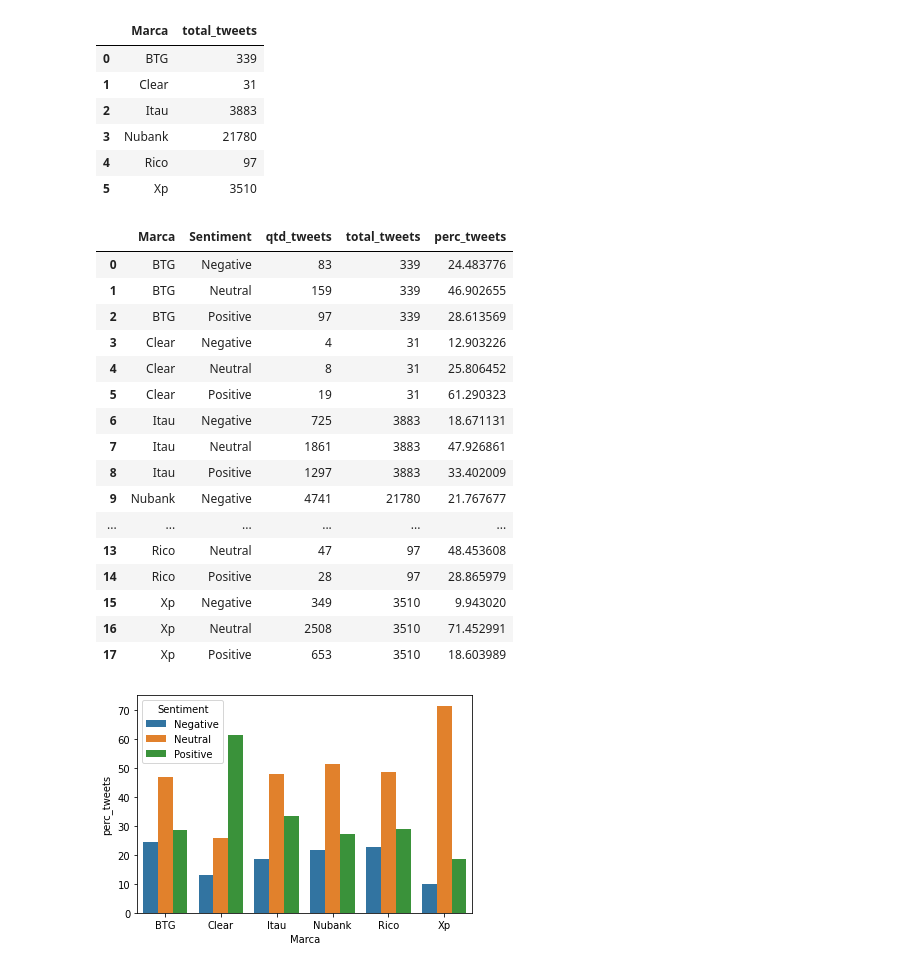
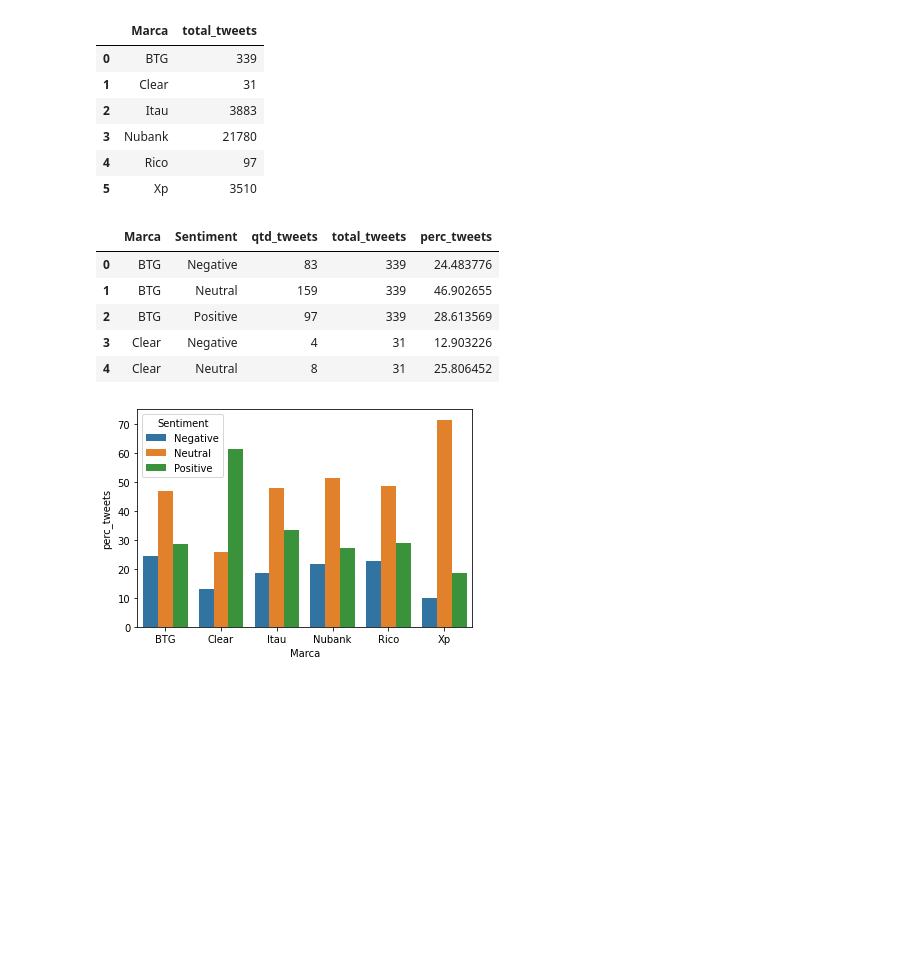
Before and after one commit to marinabpassos/analise_sentimentos_twitter, a Jupyter notebook: Análise de sentimentos com Twitter/Tratar_tweets.ipynb, the cells around one changed output. Cells and saved outputs as stored; diff of their text form; code cells hidden in the pictures; blank space fills up the shorter version.

```diff
--- a/Análise de sentimentos com Twitter/Tratar_tweets.ipynb
+++ b/Análise de sentimentos com Twitter/Tratar_tweets.ipynb
@@ -157,7 +146,7 @@ FileNotFoundError: [Errno 2] No such file or directory: '/content/drive/MyDrive/
 # %% [markdown]
 # Análise do dataframe
 # %%
-df_analise = df_final.groupby(['Marca','Sentiment']).agg(qtd_tweets=("Tweet Id","count"))
+df_analise = df_final_t.groupby(['Marca','Sentiment']).agg(qtd_tweets=("Tweet Id","count"))
 df_analise = df_analise.reset_index()
 df_analise
 # %% [output]
@@ -194,25 +183,14 @@ df_total_tweets
 df_analise = df_analise.merge(df_total_tweets, on = 'Marca', how = 'left')
 df_analise['perc_tweets'] = (df_analise['qtd_tweets']/df_analise['total_tweets'])*100
 # %%
-df_analise
+df_analise.head()
 # %% [output]
 |  | Marca | Sentiment | qtd_tweets | total_tweets | perc_tweets |
 | 0 | BTG | Negative | 83 | 339 | 24.483776 |
 | 1 | BTG | Neutral | 159 | 339 | 46.902655 |
 | 2 | BTG | Positive | 97 | 339 | 28.613569 |
 | 3 | Clear | Negative | 4 | 31 | 12.903226 |
 | 4 | Clear | Neutral | 8 | 31 | 25.806452 |
-| 5 | Clear | Positive | 19 | 31 | 61.290323 |
-| 6 | Itau | Negative | 725 | 3883 | 18.671131 |
-| 7 | Itau | Neutral | 1861 | 3883 | 47.926861 |
-| 8 | Itau | Positive | 1297 | 3883 | 33.402009 |
-| 9 | Nubank | Negative | 4741 | 21780 | 21.767677 |
-| ... | ... | ... | ... | ... | ... |
-| 13 | Rico | Neutral | 47 | 97 | 48.453608 |
-| 14 | Rico | Positive | 28 | 97 | 28.865979 |
-| 15 | Xp | Negative | 349 | 3510 | 9.943020 |
-| 16 | Xp | Neutral | 2508 | 3510 | 71.452991 |
-| 17 | Xp | Positive | 653 | 3510 | 18.603989 |
 # %%
 grafico1 = sns.barplot(x="Marca", y="perc_tweets", hue="Sentiment", data=df_analise)
 # %% [output]
```
Also changed, not shown: parts of 5 cells of this notebook.
